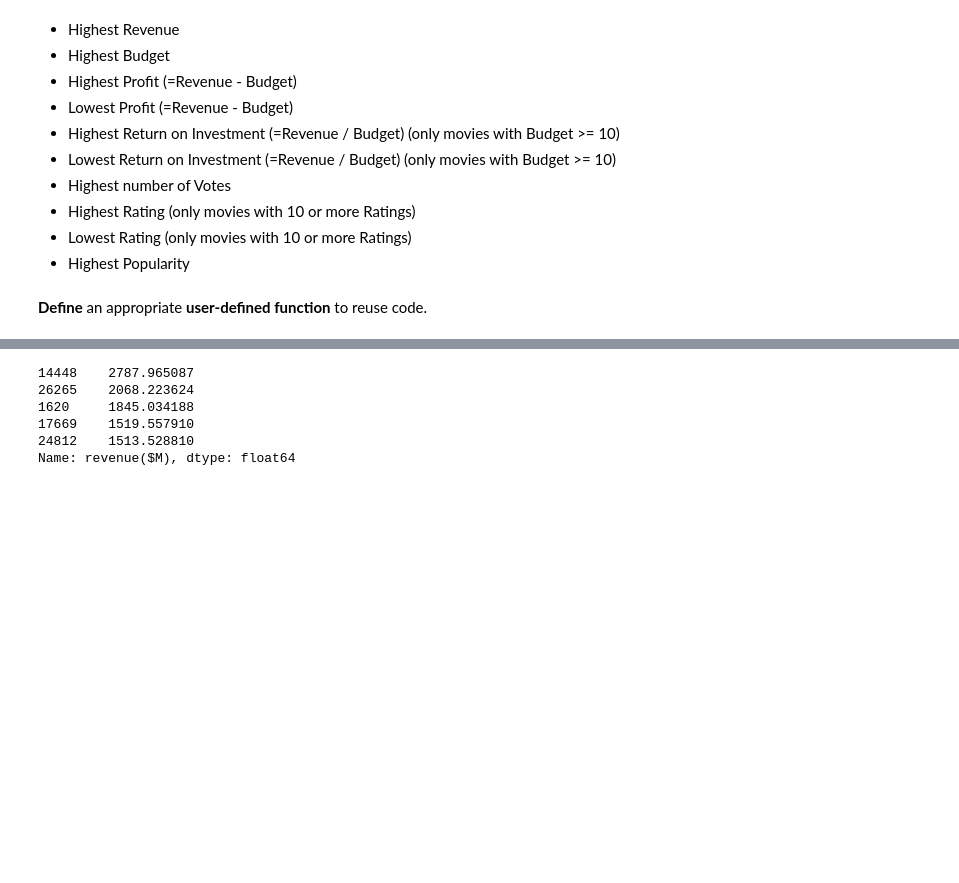
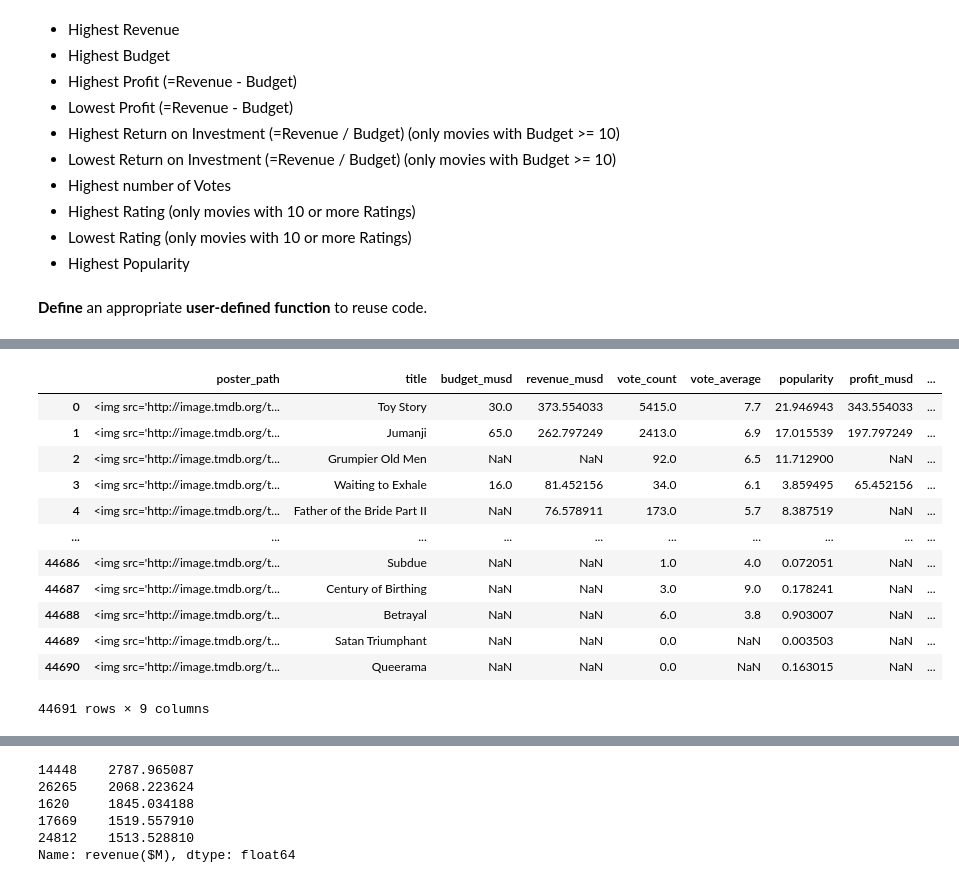
Before and after one commit to mikewenner/Data_Science, a Jupyter notebook: project_course/01_EDA_movies.ipynb, the cells around one changed output, grey strips where cells are left out. Drawn from its saved outputs; the diff is of its cells as text; code cells hidden in the pictures; blank space fills up the shorter version.

```diff
--- a/project_course/01_EDA_movies.ipynb
+++ b/project_course/01_EDA_movies.ipynb
@@ -110,9 +148,3 @@ plt.show()
 - Highest Popularity
 # %% [markdown]
 __Define__ an appropriate __user-defined function__ to reuse code.
-# %%
-# First I want to rename some columns
-
-new_names = {'revenue_musd' : 'revenue($M)', 'budget_musd' : 'budget($M)'}
-df = df.rename(columns = new_names)
-df
@@ -132,0 +151,4 @@ df
+# %%
+# First create a new df that is subset of main to ork with for just the best calcs we will do
+df_best = df[['poster_path','title', 'budget_musd', 'revenue_musd', 'vote_count', 'vote_average', 'popularity']].copy()
+df_best
@@ -132,0 +169,22 @@ df
+# %%
+# Add the calcs for profit & return
+# profit = revenue - budget
+# return = revenue / budget
+
+df_best['profit_musd'] = df_best.revenue_musd - df_best.budget_musd
+df_best['return'] = df_best.revenue_musd / df_best.budget_musd
+df_best
+# %% [output]
+|  | poster_path | title | budget_musd | revenue_musd | vote_count | vote_average | popularity | profit_musd | ... |
+| 0 | <img src='http://image.tmdb.org/t... | Toy Story | 30.0 | 373.554033 | 5415.0 | 7.7 | 21.946943 | 343.554033 | ... |
+| 1 | <img src='http://image.tmdb.org/t... | Jumanji | 65.0 | 262.797249 | 2413.0 | 6.9 | 17.015539 | 197.797249 | ... |
+| 2 | <img src='http://image.tmdb.org/t... | Grumpier Old Men | NaN | NaN | 92.0 | 6.5 | 11.712900 | NaN | ... |
+| 3 | <img src='http://image.tmdb.org/t... | Waiting to Exhale | 16.0 | 81.452156 | 34.0 | 6.1 | 3.859495 | 65.452156 | ... |
+| 4 | <img src='http://image.tmdb.org/t... | Father of the Bride Part II | NaN | 76.578911 | 173.0 | 5.7 | 8.387519 | NaN | ... |
+| ... | ... | ... | ... | ... | ... | ... | ... | ... | ... |
+| 44686 | <img src='http://image.tmdb.org/t... | Subdue | NaN | NaN | 1.0 | 4.0 | 0.072051 | NaN | ... |
+| 44687 | <img src='http://image.tmdb.org/t... | Century of Birthing | NaN | NaN | 3.0 | 9.0 | 0.178241 | NaN | ... |
+| 44688 | <img src='http://image.tmdb.org/t... | Betrayal | NaN | NaN | 6.0 | 3.8 | 0.903007 | NaN | ... |
+| 44689 | <img src='http://image.tmdb.org/t... | Satan Triumphant | NaN | NaN | 0.0 | NaN | 0.003503 | NaN | ... |
+| 44690 | <img src='http://image.tmdb.org/t... | Queerama | NaN | NaN | 0.0 | NaN | 0.163015 | NaN | ... |
+44691 rows × 9 columns
```
Also changed, not shown: parts of 15 cells of this notebook.
